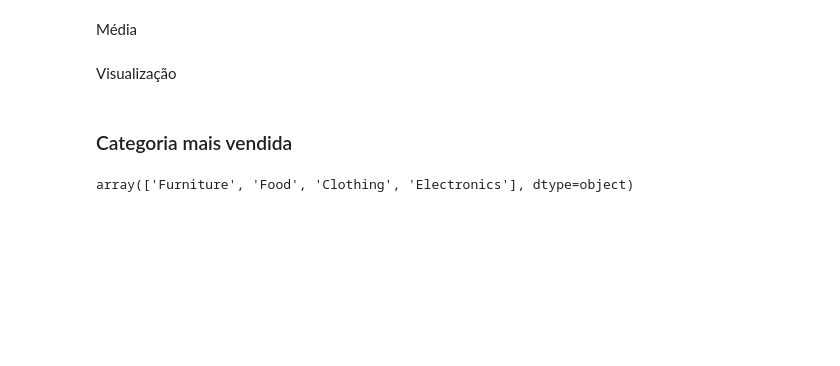
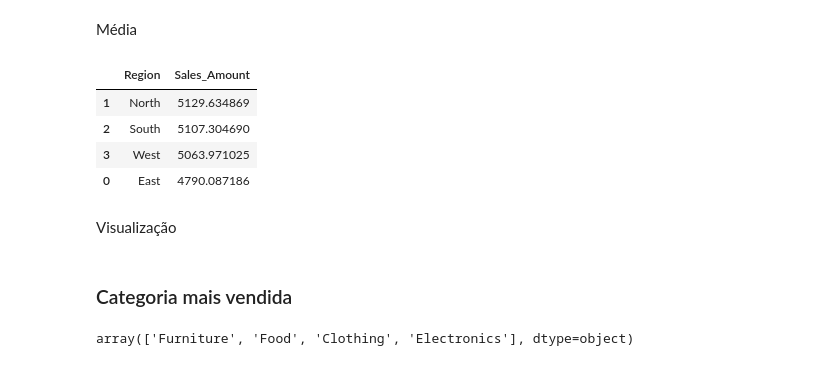
Before and after one commit to lucasz-g/2-ESPR, a Jupyter notebook: Data Science/CP1/notebooks/analise1.ipynb, the cells around one changed output. Cells and saved outputs as stored; diff of their text form; code cells hidden in the pictures; blank space fills up the shorter version.

```diff
--- a/Data Science/CP1/notebooks/analise1.ipynb
+++ b/Data Science/CP1/notebooks/analise1.ipynb
@@ -88,8 +111,15 @@ amount_per_region = amount_per_region.sort_values('Sales_Amount', ascending=Fals
 # %% [markdown]
 Média
 # %%
-mean_sales_per_region = dados.groupby('Region')[['Sales_Amount']].mean().reset_index()
-mean_sales_per_region = mean_sales_per_region.sort_values('Sales_Amount', ascending=False)
+mean_amount_per_region = dados.groupby('Region')[['Sales_Amount']].mean().reset_index()
+mean_amount_per_region = mean_amount_per_region.sort_values('Sales_Amount', ascending=False)
+mean_amount_per_region
+# %% [output]
+|  | Region | Sales_Amount |
+| 1 | North | 5129.634869 |
+| 2 | South | 5107.304690 |
+| 3 | West | 5063.971025 |
+| 0 | East | 4790.087186 |
 # %% [markdown]
 Visualização
 # %%
```
Also changed, not shown: parts of 25 cells of this notebook, 2 other files.
